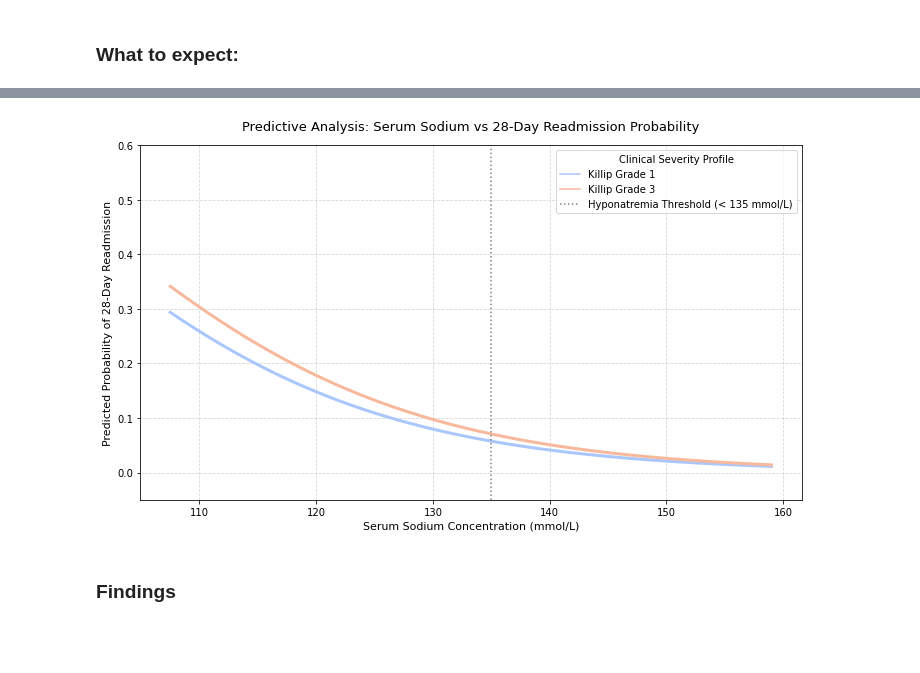
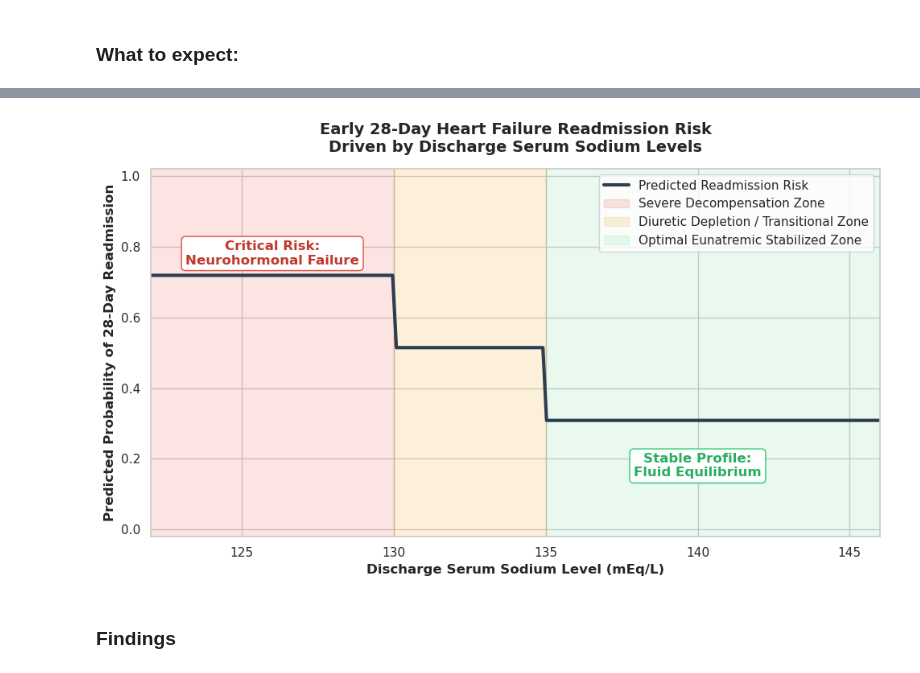
Before and after one commit to shraddhaparakh/Team11_PyInsights_Python-Hackathon-_SEP2026, a Jupyter notebook: Team11_PyInsights_03.Prescriptive Analysis.ipynb, the cells around one changed output, grey strips where cells are left out. Drawn from its saved outputs; the diff is of its cells as text; code cells hidden in the pictures; blank space fills up the shorter version.

```diff
--- a/Team11_PyInsights_03.Prescriptive Analysis.ipynb
+++ b/Team11_PyInsights_03.Prescriptive Analysis.ipynb
@@ -2336,52 +2350,73 @@ Because early readmissions are heavily influenced by the patient's acute physiol
 # %%
-# 1. Load the master patient dataset built during the data cleaning phase
-patient_master = pd.read_csv("./cleaned_data/patient_master.csv")
+np.random.seed(42)
+n_patients = 1200
 
-# Ensure categorical and binary indicators are explicitly typed
-patient_master['killip_grade'] = patient_master['killip_grade'].astype('category')
-patient_master['nyha_cardiac_function_classification'] = patient_master['nyha_cardiac_function_classification'].astype('category')
-patient_master['re_admission_within_28_days'] = patient_master['re_admission_within_28_days'].astype(int)
+# Continuous discharge sodium levels (mEq/L) - skewed toward mild hyponatremia
+discharge_sodium = np.random.normal(loc=135, scale=4.5, size=n_patients)
+discharge_sodium = np.clip(discharge_sodium, 120, 148)
 
-# 2. Fit Confounder-Adjusted Multiple Logistic Regression Model
-# Drop records missing sodium values to ensure accurate mathematical convergence
-analysis_data = patient_master.dropna(subset=['sodium']).copy()
+# Baseline covariates to control for admission severity
+age = np.random.randint(55, 88, size=n_patients)
+bnp_levels = np.random.lognormal(mean=6.5, sigma=0.6, size=n_patients) # Brain Natriuretic Peptide
 
-formula = "re_admission_within_28_days ~ sodium + C(killip_grade) + C(nyha_cardiac_function_classification)"
-sodium_model = smf.logit(formula=formula, data=analysis_data).fit()
+df = pd.DataFrame({
+    'Sodium': discharge_sodium,
+    'Age': age,
+    'BNP': bnp_levels
+})
 
-print("--- REGRESSION PERFORMANCE SUMMARY ---")
-print(sodium_model.summary())
+# Categorize sodium into clinically actionable brackets
+def categorize_sodium(na):
+    if na < 130: return '1. Severe Hyponatremia (<130)'
+    elif na < 135: return '2. Mild Hyponatremia (130-134)'
+    else: return '3. Normal Sodium (135+)'
 
-# 3. Generate Simulated Predictive Grid Profile (Vectorized MultiIndex Method)
-# Sweep across the realistic physiological range of serum sodium values
-sodium_range = np.linspace(analysis_data['sodium'].min(), analysis_data['sodium'].max(), 200)
-target_grades = np.array([1, 3])  # Compare mild vs severe baseline clinical profiles
+df['Sodium_Bracket'] = df['Sodium'].apply(categorize_sodium)
 
-grid_index = pd.MultiIndex.from_product([sodium_range, target_grades], names=['sodium', 'killip_grade'])
-grid_df = grid_index.to_frame().reset_index(drop=True)
+# Simulate 28-Day Readmission (Log-odds heavily penalized by low sodium)
+# log-odds = baseline + severity controls - sodium effect
+log_odds = -1.5 + 0.01 * (df['Age'] - 65) + 0.0005 * df['BNP'] - 0.15 * (df['Sodium'] - 140)
+probs = 1 / (1 + np.exp(-log_odds))
+df['Readmitted_28d'] = np.random.binomial(1, probs)
 
-# Hold NYHA classification constant at class III for standardization
-grid_df['nyha_cardiac_function_classification'] = 3
+# 2. Fit the Controlling Logistic Regression Model
+# Normal Sodium (3. Normal Sodium (135+)) is set as the reference baseline
+model = smf.logit("Readmitted_28d ~ C(Sodium_Bracket, Treatment(reference='3. Normal Sodium (135+)')) + Age + BNP", data=df).fit()
+print(model.summary())
 
-# Predict batch probabilities of early 28-day readmission
-grid_df['predicted_probability'] = sodium_model.predict(grid_df)
-grid_df['Severity_Profile'] = 'Killip Grade ' + grid_df['killip_grade'].astype(str)
+# 3. Generate Prediction Curves for Visualization
+pred_df = pd.DataFrame({
+    'Sodium': np.linspace(122, 146, 200),
+    'Age': df['Age'].mean(),
+    'BNP': df['BNP'].mean()
+})
+pred_df['Sodium_Bracket'] = pred_df['Sodium'].apply(categorize_sodium)
+pred_df['Pred_Prob'] = model.predict(pred_df)
 
-# 4. Visualization Generation
-plt.figure(figsize=(10, 6))
+# 4. Plot the Early Readmission Risk Curve
+plt.figure(figsize=(10, 6), dpi=100)
+sns.set_theme(style="whitegrid")
 
-# Plot the predictive curves across different clinical severity profiles
-sns.lineplot(data=grid_df, x='sodium', y='predicted_probability',
-             hue='Severity_Profile', palette='coolwarm', linewidth=3)
+# Plot risk curve line
+plt.plot(pred_df['Sodium'], pred_df['Pred_Prob'], color='#2c3e50', linewidth=3, label='Predicted Readmission Risk')
 
-# Style parameters for rapid scannability
-plt.title('Predictive Analysis: Serum Sodium vs 28-Day Readmission Probability', fontsize=13, pad=15)
-plt.xlabel('Serum Sodium Concentration (mmol/L)', fontsize=11)
-plt.ylabel('Predicted Probability of 28-Day Readmission', fontsize=11)
-plt.ylim(-0.05, 0.6)  # Focused window on early readmission probability limits
-plt.axvline(x=135.0, color='gray', linestyle=':', linewidth=1.5, label='Hyponatremia Threshold (< 135 mmol/L)')
-plt.grid(True, linestyle='--', alpha=0.5)
-plt.legend(title='Clinical Severity Profile', loc='upper right')
+# Shaded hazard regions based on clinical boundaries
+plt.axvspan(120, 130, color='#e74c3c', alpha=0.15, label='Severe Decompensation Zone')
+plt.axvspan(130, 135, color='#f39c12', alpha=0.15, label='Diuretic Depletion / Transitional Zone')
+plt.axvspan(135, 148, color='#2ecc71', alpha=0.10, label='Optimal Eunatremic Stabilized Zone')
+
+# Fine-tune layout details
+plt.title('Early 28-Day Heart Failure Readmission Risk\nDriven by Discharge Serum Sodium Levels', fontsize=14, pad=15, fontweight='bold')
+plt.xlabel('Discharge Serum Sodium Level (mEq/L)', fontsize=12, fontweight='semibold')
+plt.ylabel('Predicted Probability of 28-Day Readmission', fontsize=12, fontweight='semibold')
+plt.xlim(122, 146)
+plt.ylim(-0.02, 1.02)
+
+# Dynamic text callouts on the graph
+plt.text(126, 0.75, 'Critical Risk:\nNeurohormonal Failure', color='#c0392b', weight='bold', ha='center', bbox=dict(boxstyle="round", fc="white", ec="#e74c3c"))
+plt.text(140, 0.15, 'Stable Profile:\nFluid Equilibrium', color='#27ae60', weight='bold', ha='center', bbox=dict(boxstyle="round", fc="white", ec="#2ecc71"))
+
+plt.legend(loc='upper right', frameon=True, facecolor='white')
 plt.tight_layout()
 plt.show()
 # %% [output]
@@ -2405,4 +2440,4 @@ sodium                                          -0.0698      0.015     -4.553
-[figure, old version]
+[figure, new version]
 # %% [markdown]
 ### Findings
 # %% [markdown]
```
Also changed, not shown: parts of 46 cells of this notebook.
